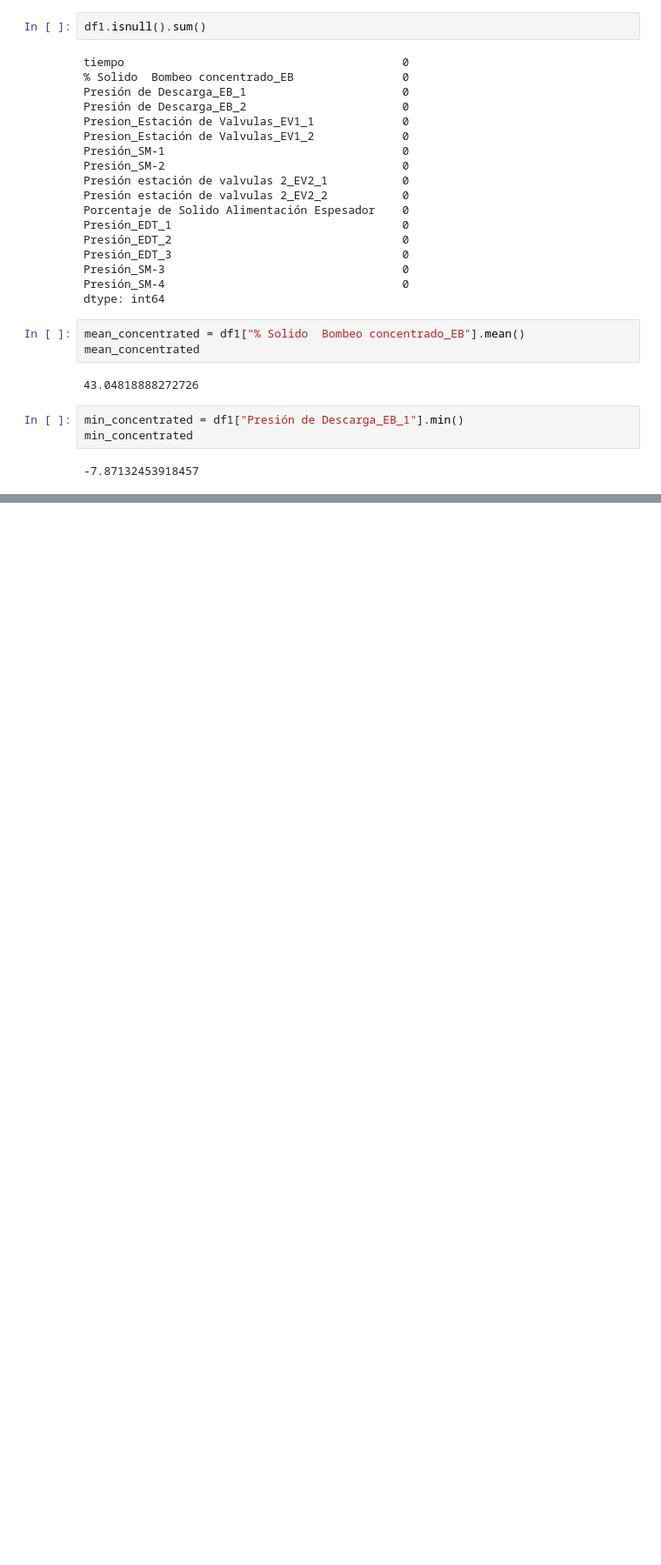
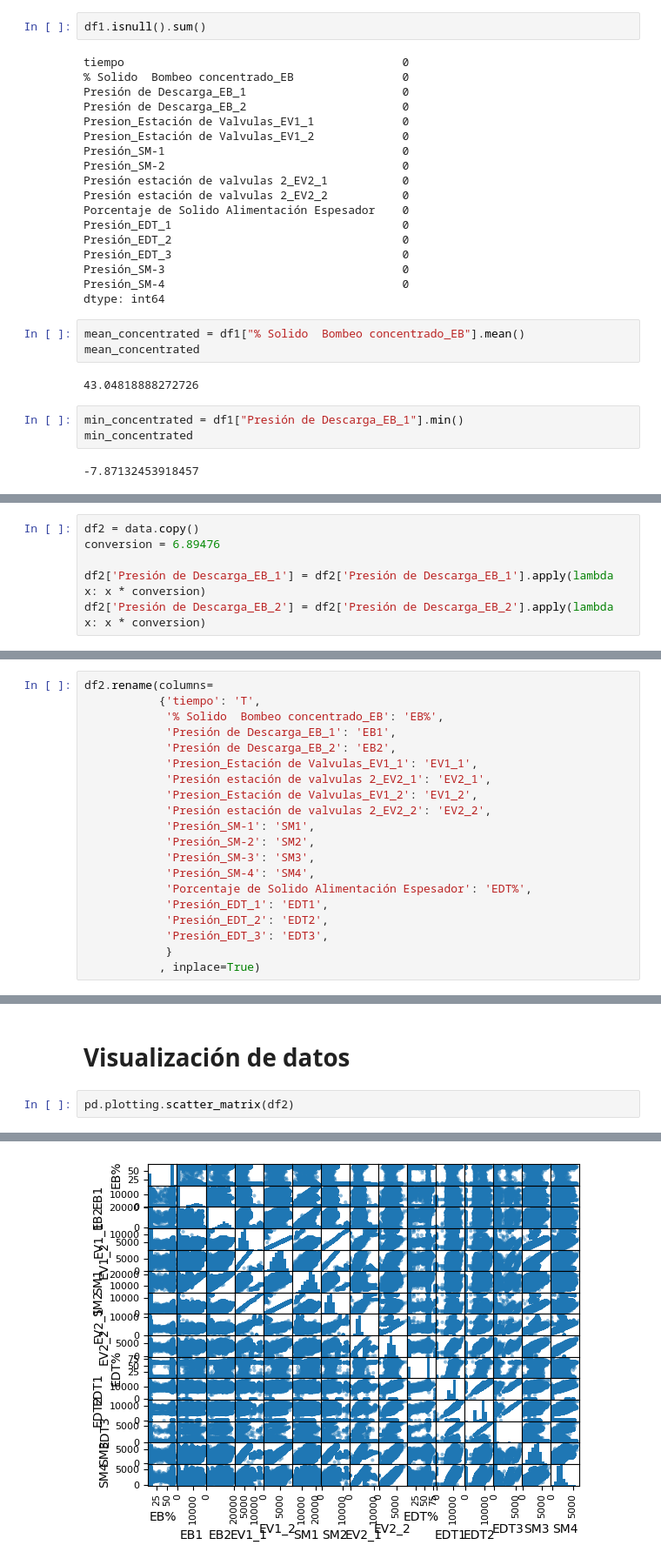
Before and after one commit to Dizkm8/Hackathon, a Jupyter notebook: main - Jose.ipynb, the cells around one changed output, grey strips where cells are left out. Shown at 87% size. Saved outputs shown, nothing was run; the diff lists cells and outputs as text; blank space fills up the shorter version.

Commit message:
feat: added scatter plots, linear models

```diff
--- a/main - Jose.ipynb
+++ b/main - Jose.ipynb
@@ -52,0 +56,6 @@ min_concentrated
+# %%
+df2 = data.copy()
+conversion = 6.89476
+
+df2['Presión de Descarga_EB_1'] = df2['Presión de Descarga_EB_1'].apply(lambda x: x * conversion)
+df2['Presión de Descarga_EB_2'] = df2['Presión de Descarga_EB_2'].apply(lambda x: x * conversion)
@@ -52,0 +72,20 @@ min_concentrated
+# %%
+df2.rename(columns=
+           {'tiempo': 'T',
+            '% Solido  Bombeo concentrado_EB': 'EB%',
+            'Presión de Descarga_EB_1': 'EB1',
+            'Presión de Descarga_EB_2': 'EB2',
+            'Presion_Estación de Valvulas_EV1_1': 'EV1_1',
+            'Presión estación de valvulas 2_EV2_1': 'EV2_1',
+            'Presion_Estación de Valvulas_EV1_2': 'EV1_2',
+            'Presión estación de valvulas 2_EV2_2': 'EV2_2',
+            'Presión_SM-1': 'SM1',
+            'Presión_SM-2': 'SM2',
+            'Presión_SM-3': 'SM3',
+            'Presión_SM-4': 'SM4',
+            'Porcentaje de Solido Alimentación Espesador': 'EDT%',
+            'Presión_EDT_1': 'EDT1',
+            'Presión_EDT_2': 'EDT2',
+            'Presión_EDT_3': 'EDT3',
+            }
+           , inplace=True)
@@ -52,0 +112,5 @@ min_concentrated
+# %% [markdown]
+# Visualización de datos
+# %%
+pd.plotting.scatter_matrix(df2)
+# %% [output]
@@ -52,0 +134 @@ min_concentrated
+[figure, added]
```
Also changed, not shown: parts of 32 cells of this notebook.
